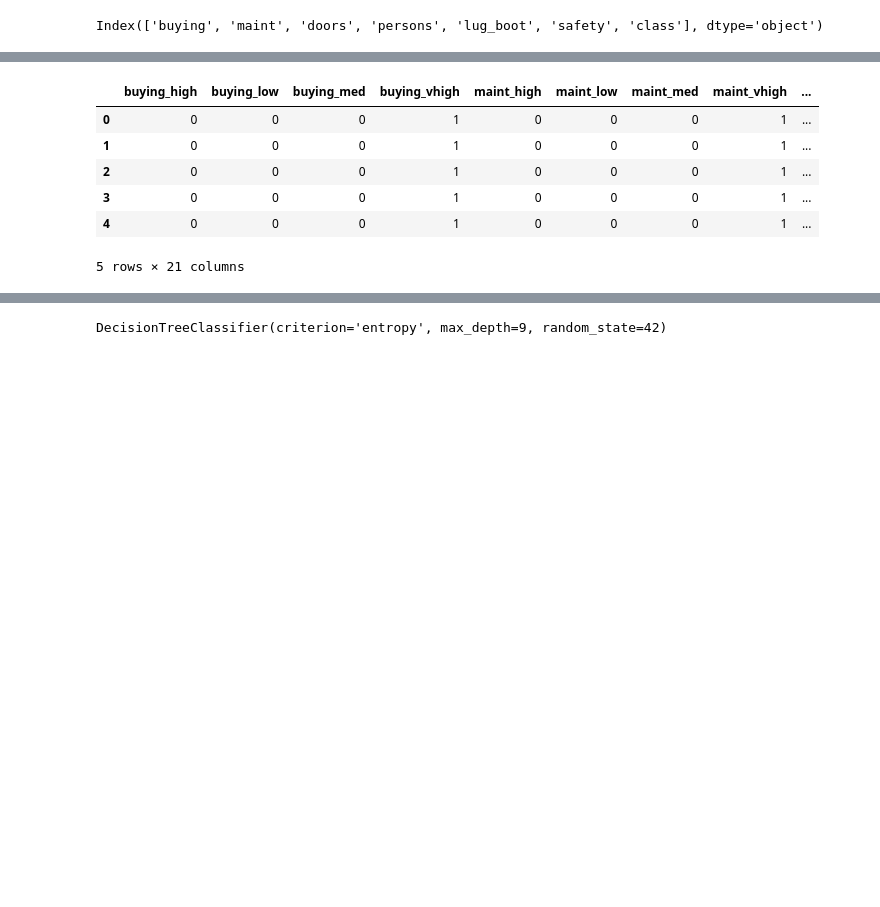
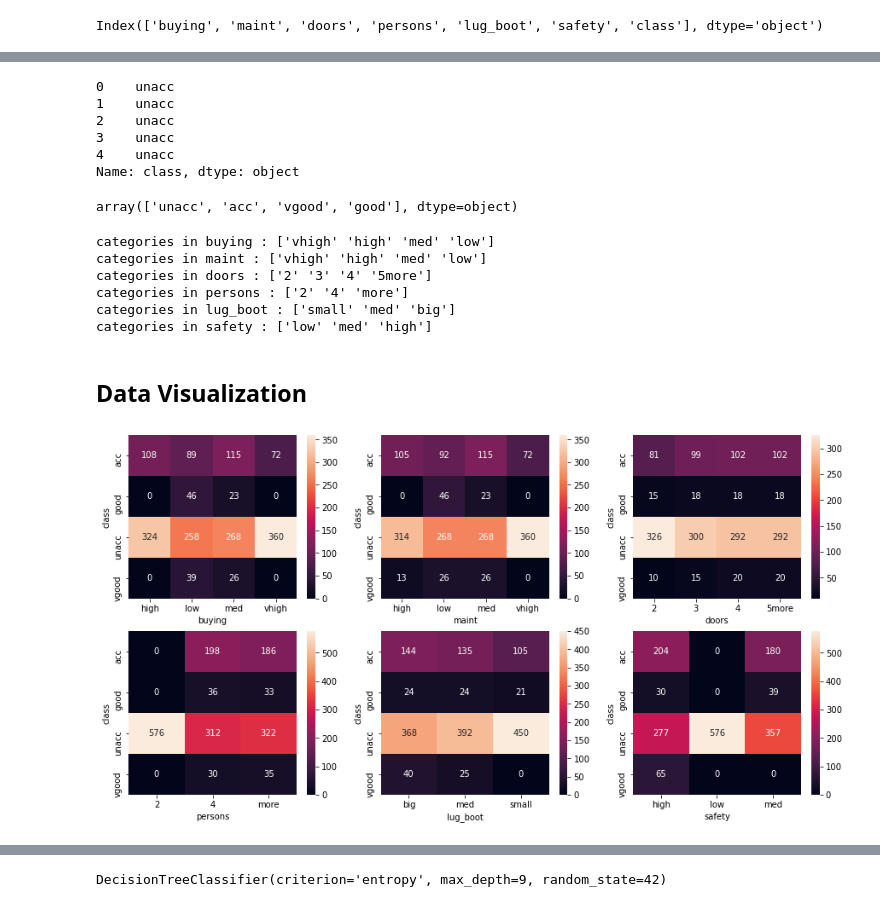
Before and after one commit to manas-v/deploy-ML-model-with-Django, a Jupyter notebook: jupyter/Car Evaluation.ipynb, the cells around one changed output, grey strips where cells are left out. Saved outputs shown, nothing was run; the diff lists cells and outputs as text; code cells hidden in the pictures; blank space fills up the shorter version.

Commit message:
add visualizations

```diff
--- a/jupyter/Car Evaluation.ipynb
+++ b/jupyter/Car Evaluation.ipynb
@@ -57,11 +38,14 @@ categories in safety : ['low' 'med' 'high']
-# %%
-df = pd.get_dummies(df)
-df.head()
-# %% [output]
-|  | buying_high | buying_low | buying_med | buying_vhigh | maint_high | maint_low | maint_med | maint_vhigh | ... |
-| 0 | 0 | 0 | 0 | 1 | 0 | 0 | 0 | 1 | ... |
-| 1 | 0 | 0 | 0 | 1 | 0 | 0 | 0 | 1 | ... |
-| 2 | 0 | 0 | 0 | 1 | 0 | 0 | 0 | 1 | ... |
-| 3 | 0 | 0 | 0 | 1 | 0 | 0 | 0 | 1 | ... |
-| 4 | 0 | 0 | 0 | 1 | 0 | 0 | 0 | 1 | ... |
-5 rows × 21 columns
+# %%
+y = df['class']
+y.head()
+# %% [output]
+0    unacc
+1    unacc
+2    unacc
+3    unacc
+4    unacc
+Name: class, dtype: object
+# %%
+y.unique()
+# %% [output]
+array(['unacc', 'acc', 'vgood', 'good'], dtype=object)
@@ -67,0 +54,20 @@ df.head()
+# %%
+for i in df.columns:
+    print("categories in", i, ":" , df[i].unique())
+# %% [output]
+categories in buying : ['vhigh' 'high' 'med' 'low']
+categories in maint : ['vhigh' 'high' 'med' 'low']
+categories in doors : ['2' '3' '4' '5more']
+categories in persons : ['2' '4' 'more']
+categories in lug_boot : ['small' 'med' 'big']
+categories in safety : ['low' 'med' 'high']
+# %% [markdown]
+## Data Visualization
+# %%
+plt.figure(figsize=(15, 12))
+for i in range(6):
+    a = pd.crosstab(y, df.iloc[:, i])
+    ax = plt.subplot(3, 3, i+1)
+    sns.heatmap(a, annot=True, fmt="d")
+# %% [output]
+[figure, added]
```
Also changed, not shown: parts of 22 cells of this notebook.
